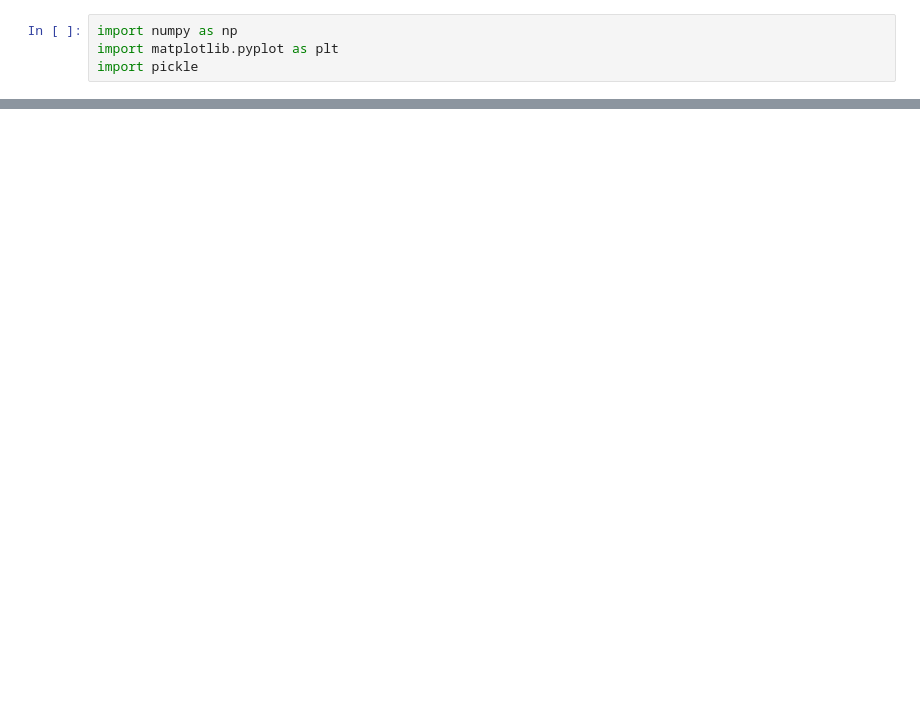
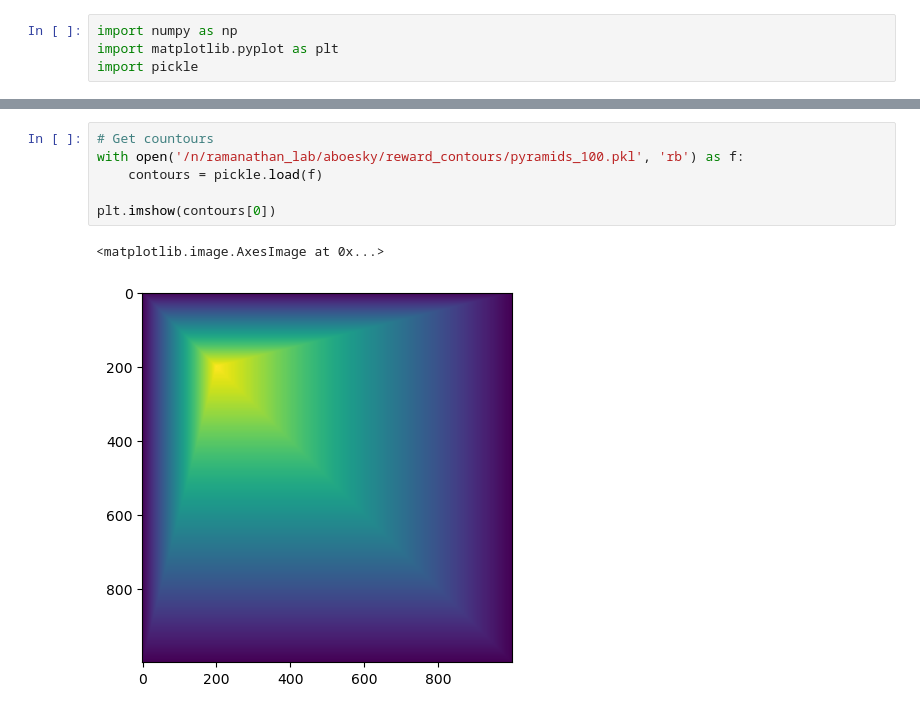
Before and after one commit to Adam-Boesky/Predictive_Coding, a Jupyter notebook: moving_peak/plotting.ipynb, the cells around one changed output, grey strips where cells are left out. Saved outputs shown, nothing was run; the diff lists cells and outputs as text; blank space fills up the shorter version.

```diff
--- a/moving_peak/plotting.ipynb
+++ b/moving_peak/plotting.ipynb
@@ -20,0 +48,9 @@ plt.scatter(test[:, 0], test[:, 1])
+# %%
+# Get countours
+with open('/n/ramanathan_lab/aboesky/reward_contours/pyramids_100.pkl', 'rb') as f:
+    contours = pickle.load(f)
+
+plt.imshow(contours[0])
+# %% [output]
+<matplotlib.image.AxesImage at 0x...>
+[figure, added]
```
Also changed, not shown: parts of 22 cells of this notebook, 4 other files.
